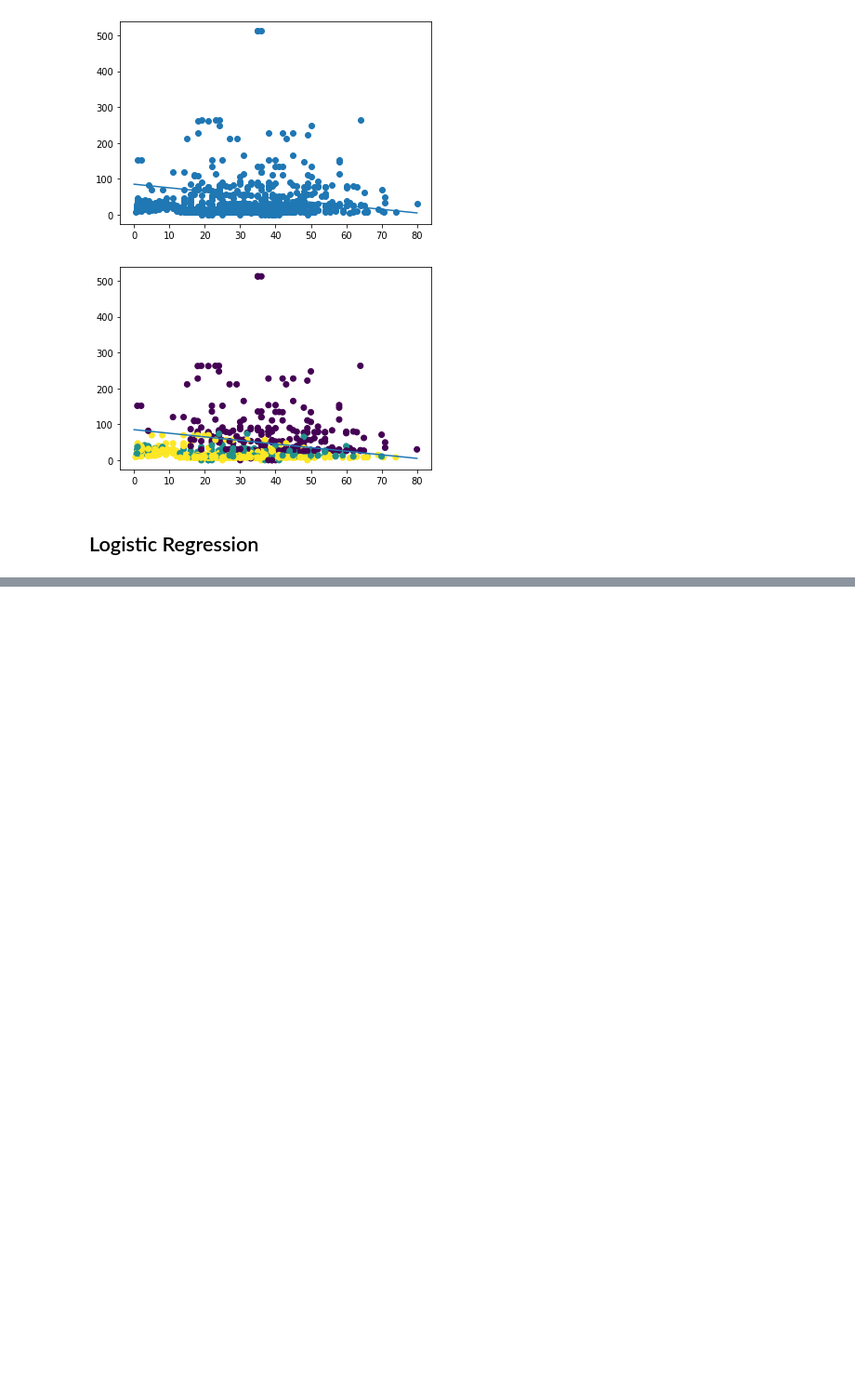
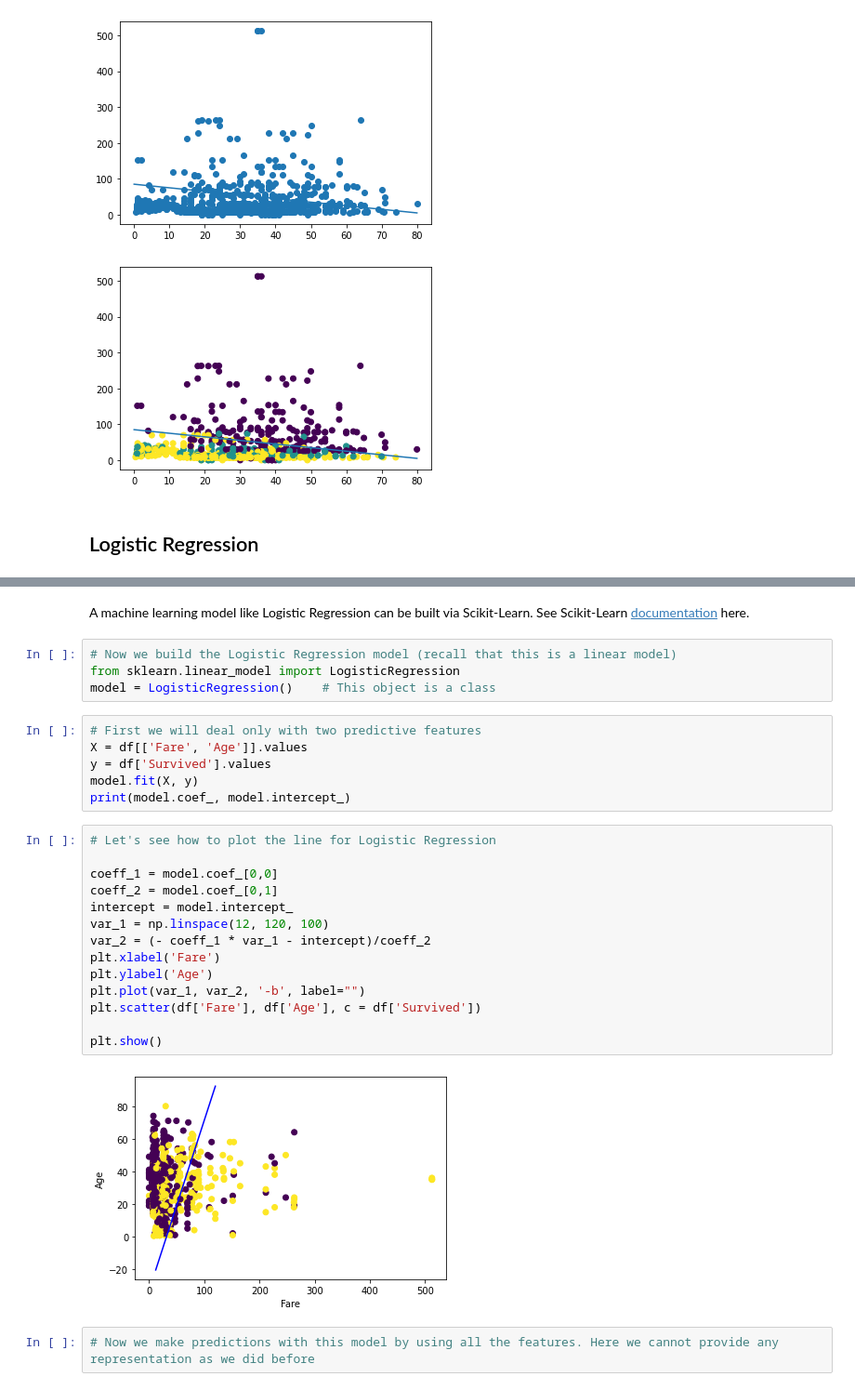
Before and after one commit to EnricoHuber/SoloLearn, a Jupyter notebook: Machine_Learning_Course.ipynb, the cells around one changed output, grey strips where cells are left out. Shown: that part at 93% size. Saved outputs shown, nothing was run; the diff lists cells and outputs as text; blank space fills up the shorter version.

Commit message:
Updated some Logistic Regression

```diff
--- a/Machine_Learning_Course.ipynb
+++ b/Machine_Learning_Course.ipynb
@@ -179,0 +209,30 @@ plt.show()
+# %% [markdown]
+A machine learning model like Logistic Regression can be built via Scikit-Learn. See Scikit-Learn [documentation](https://scikit-learn.org/stable/index.html) here.
+# %%
+# Now we build the Logistic Regression model (recall that this is a linear model)
+from sklearn.linear_model import LogisticRegression
+model = LogisticRegression()    # This object is a class
+# %%
+# First we will deal only with two predictive features
+X = df[['Fare', 'Age']].values
+y = df['Survived'].values
+model.fit(X, y)
+print(model.coef_, model.intercept_)
+# %%
+# Let's see how to plot the line for Logistic Regression
+
+coeff_1 = model.coef_[0,0]
+coeff_2 = model.coef_[0,1]
+intercept = model.intercept_
+var_1 = np.linspace(12, 120, 100)
+var_2 = (- coeff_1 * var_1 - intercept)/coeff_2
+plt.xlabel('Fare')
+plt.ylabel('Age')
+plt.plot(var_1, var_2, '-b', label="")
+plt.scatter(df['Fare'], df['Age'], c = df['Survived'])
+
+plt.show()
+# %% [output]
+[figure, added]
+# %%
+# Now we make predictions with this model by using all the features. Here we cannot provide any representation as we did before
```
Also changed, not shown: parts of 2 cells of this notebook.
